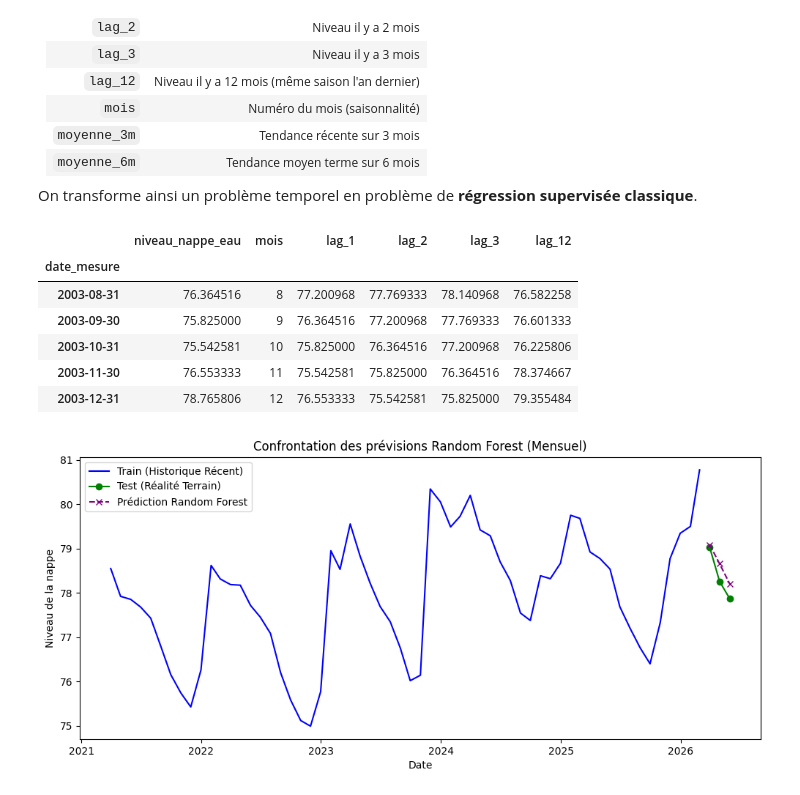
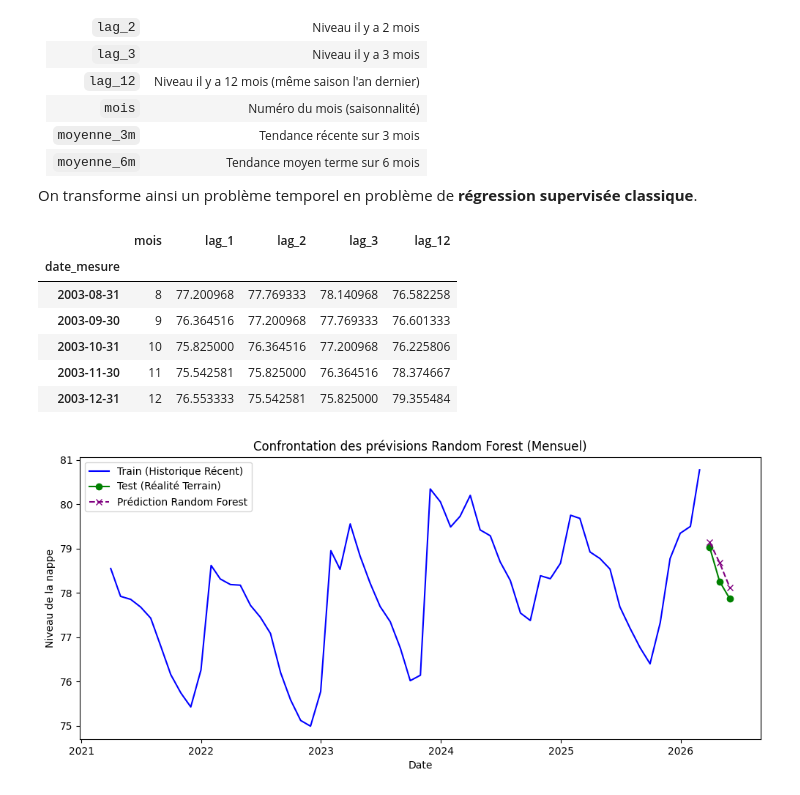
Before and after one commit to charourou/Projet_Hydrosense, a Jupyter notebook: notebooks/ML_ARIMA_RForest_XGBoost.ipynb, the cells around one changed output. Cells and saved outputs as stored; diff of their text form; code cells hidden in the pictures.

```diff
--- a/notebooks/ML_ARIMA_RForest_XGBoost.ipynb
+++ b/notebooks/ML_ARIMA_RForest_XGBoost.ipynb
@@ -155,7 +155,7 @@ df_ml['lag_12'] = df_ml['niveau_nappe_eau'].shift(12)
 df_ml = df_ml.dropna()
 
 # 2. Split
-X = df_ml[['mois', 'lag_1', 'lag_2', 'lag_3']]
+X = df_ml[['mois', 'lag_1', 'lag_2', 'lag_3','lag_12']]
 y_target = df_ml['niveau_nappe_eau']
 
 #X_train, X_test = X.loc[:'2025-05-31'], X.loc['2025-06-01':]
@@ -171,15 +171,15 @@ rf.fit(X_train, y_train)
 
 forecast_rf = pd.Series(rf.predict(X_test), index=test.index)
 # %%
-df_ml.head()
+X.head()
 # %% [output]
-|  | niveau_nappe_eau | mois | lag_1 | lag_2 | lag_3 | lag_12 |
-| date_mesure |  |  |  |  |  |  |
-| 2003-08-31 | 76.364516 | 8 | 77.200968 | 77.769333 | 78.140968 | 76.582258 |
-| 2003-09-30 | 75.825000 | 9 | 76.364516 | 77.200968 | 77.769333 | 76.601333 |
-| 2003-10-31 | 75.542581 | 10 | 75.825000 | 76.364516 | 77.200968 | 76.225806 |
-| 2003-11-30 | 76.553333 | 11 | 75.542581 | 75.825000 | 76.364516 | 78.374667 |
-| 2003-12-31 | 78.765806 | 12 | 76.553333 | 75.542581 | 75.825000 | 79.355484 |
+|  | mois | lag_1 | lag_2 | lag_3 | lag_12 |
+| date_mesure |  |  |  |  |  |
+| 2003-08-31 | 8 | 77.200968 | 77.769333 | 78.140968 | 76.582258 |
+| 2003-09-30 | 9 | 76.364516 | 77.200968 | 77.769333 | 76.601333 |
+| 2003-10-31 | 10 | 75.825000 | 76.364516 | 77.200968 | 76.225806 |
+| 2003-11-30 | 11 | 75.542581 | 75.825000 | 76.364516 | 78.374667 |
+| 2003-12-31 | 12 | 76.553333 | 75.542581 | 75.825000 | 79.355484 |
 # %%
 import matplotlib.pyplot as plt
 
```
Also changed, not shown: parts of 10 cells of this notebook.
